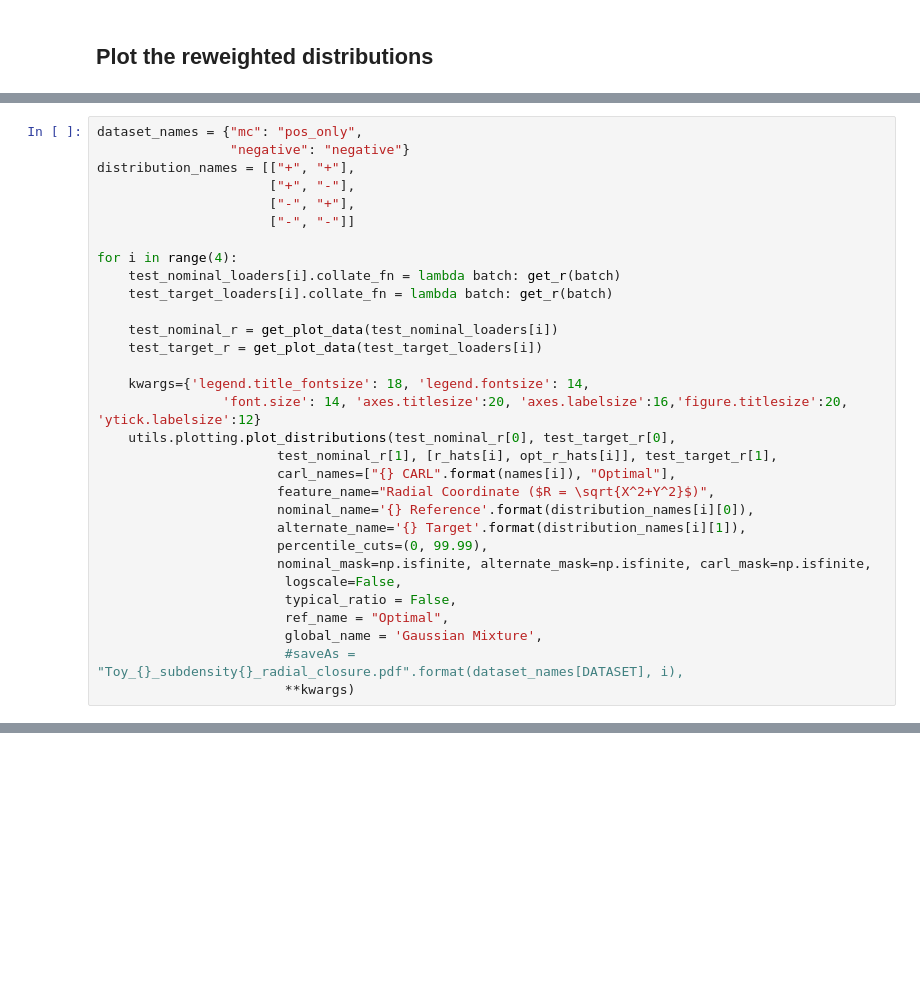
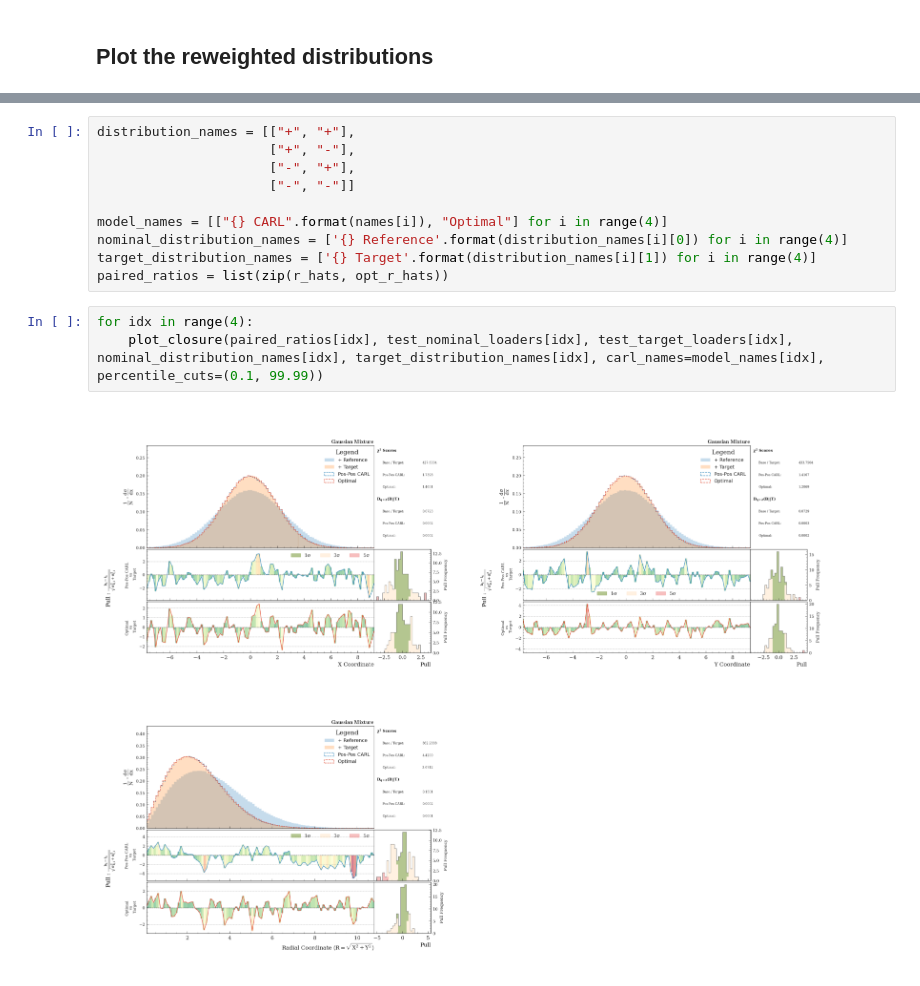
Before and after one commit to mdkdrnevich/QuasiDRE, a Jupyter notebook: ToyModels/evaluate_SMM_classifier_subdensities.ipynb, the cells around one changed output, grey strips where cells are left out. Saved outputs shown, nothing was run; the diff lists cells and outputs as text; blank space fills up the shorter version.

```diff
--- a/ToyModels/evaluate_SMM_classifier_subdensities.ipynb
+++ b/ToyModels/evaluate_SMM_classifier_subdensities.ipynb
@@ -469,31 +300,0 @@ rcParams setting ytick.labelsize  =  12
-# %%
-dataset_names = {"mc": "pos_only",
-                 "negative": "negative"}
-distribution_names = [["+", "+"],
-                      ["+", "-"],
-                      ["-", "+"],
-                      ["-", "-"]]
-
-for i in range(4):
-    test_nominal_loaders[i].collate_fn = lambda batch: get_r(batch)
-    test_target_loaders[i].collate_fn = lambda batch: get_r(batch)
-
-    test_nominal_r = get_plot_data(test_nominal_loaders[i])
-    test_target_r = get_plot_data(test_target_loaders[i])
-
-    kwargs={'legend.title_fontsize': 18, 'legend.fontsize': 14,
-                'font.size': 14, 'axes.titlesize':20, 'axes.labelsize':16,'figure.titlesize':20, 'ytick.labelsize':12}
-    utils.plotting.plot_distributions(test_nominal_r[0], test_target_r[0],
-                       test_nominal_r[1], [r_hats[i], opt_r_hats[i]], test_target_r[1],
-                       carl_names=["{} CARL".format(names[i]), "Optimal"],
-                       feature_name="Radial Coordinate ($R = \sqrt{X^2+Y^2}$)",
-                       nominal_name='{} Reference'.format(distribution_names[i][0]),
-                       alternate_name='{} Target'.format(distribution_names[i][1]),
-                       percentile_cuts=(0, 99.99),
-                       nominal_mask=np.isfinite, alternate_mask=np.isfinite, carl_mask=np.isfinite,
-                        logscale=False,
-                        typical_ratio = False,
-                        ref_name = "Optimal",
-                        global_name = 'Gaussian Mixture',
-                        #saveAs = "Toy_{}_subdensity{}_radial_closure.pdf".format(dataset_names[DATASET], i),
-                        **kwargs)
@@ -532,0 +301,15 @@ rcParams setting ytick.labelsize  =  12
+# %%
+distribution_names = [["+", "+"],
+                      ["+", "-"],
+                      ["-", "+"],
+                      ["-", "-"]]
+
+model_names = [["{} CARL".format(names[i]), "Optimal"] for i in range(4)]
+nominal_distribution_names = ['{} Reference'.format(distribution_names[i][0]) for i in range(4)]
+target_distribution_names = ['{} Target'.format(distribution_names[i][1]) for i in range(4)]
+paired_ratios = list(zip(r_hats, opt_r_hats))
+# %%
+for idx in range(4):
+    plot_closure(paired_ratios[idx], test_nominal_loaders[idx], test_target_loaders[idx], nominal_distribution_names[idx], target_distribution_names[idx], carl_names=model_names[idx], percentile_cuts=(0.1, 99.99))
+# %% [output]
+[figure, added]
```
Also changed, not shown: parts of 23 cells of this notebook, 1 other file.
